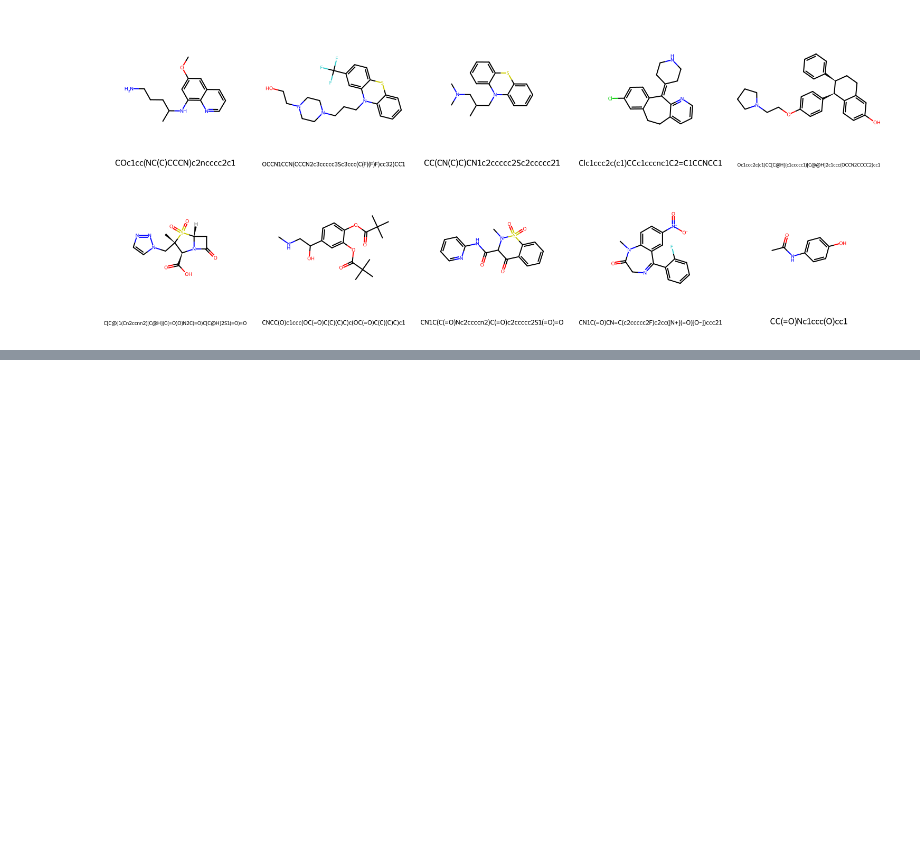
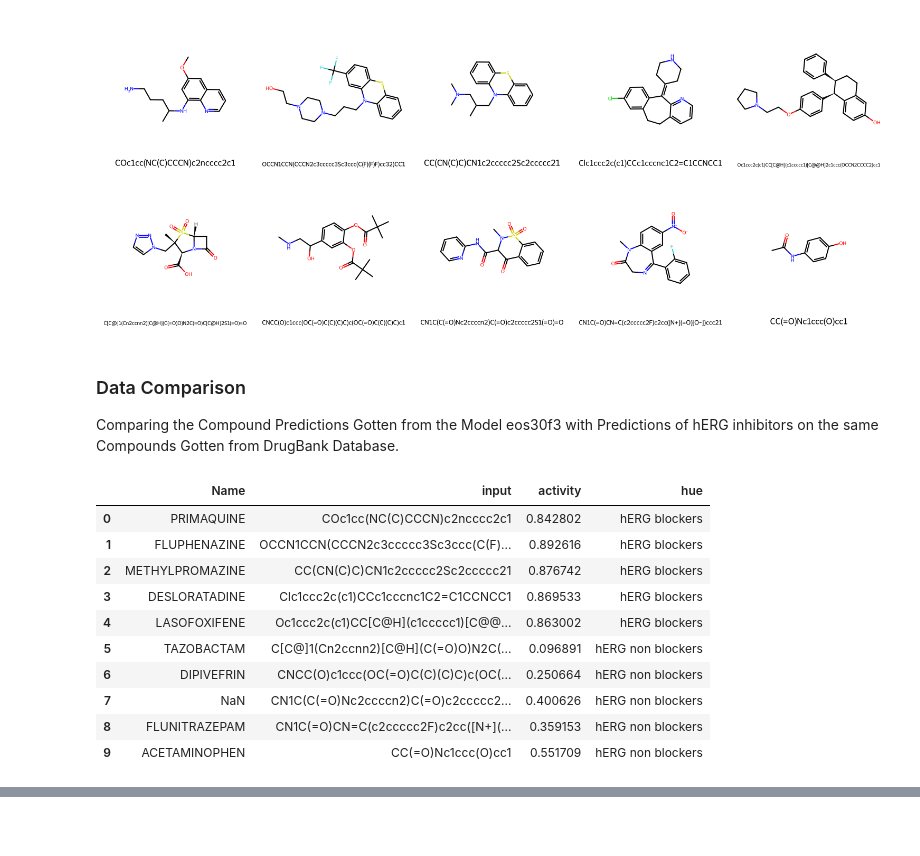
Before and after one commit to Malikbadmus/model-validation-eos30f3, a Jupyter notebook: notebooks/00_model_bias.ipynb, the cells around one changed output, grey strips where cells are left out. Drawn from its saved outputs; the diff is of its cells as text; code cells hidden in the pictures; blank space fills up the shorter version.

```diff
--- a/notebooks/00_model_bias.ipynb
+++ b/notebooks/00_model_bias.ipynb
@@ -305,3 +296,26 @@ img = Draw.MolsToGridImage(all_mols, molsPerRow=5, subImgSize=(300, 300), legend
 display(img)
 # %% [output]
 [figure]
+# %% [markdown]
+### Data Comparison
+
+
+Comparing the Compound Predictions Gotten from the Model eos30f3 with Predictions of hERG inhibitors on the same Compounds Gotten from DrugBank Database.
+# %%
+import pandas as pd
+
+merged_df = pd.merge(Data[['Inchi Key', 'Name']], selected_samples, left_on="Inchi Key", right_on="key", how="right")
+merged_df.drop(columns=['key', 'Inchi Key'], inplace=True)
+merged_df.head(10)
+# %% [output]
+|  | Name | input | activity | hue |
+| 0 | PRIMAQUINE | COc1cc(NC(C)CCCN)c2ncccc2c1 | 0.842802 | hERG blockers |
+| 1 | FLUPHENAZINE | OCCN1CCN(CCCN2c3ccccc3Sc3ccc(C(F)... | 0.892616 | hERG blockers |
+| 2 | METHYLPROMAZINE | CC(CN(C)C)CN1c2ccccc2Sc2ccccc21 | 0.876742 | hERG blockers |
+| 3 | DESLORATADINE | Clc1ccc2c(c1)CCc1cccnc1C2=C1CCNCC1 | 0.869533 | hERG blockers |
+| 4 | LASOFOXIFENE | Oc1ccc2c(c1)CC[C@H](c1ccccc1)[C@@... | 0.863002 | hERG blockers |
+| 5 | TAZOBACTAM | C[C@]1(Cn2ccnn2)[C@H](C(=O)O)N2C(... | 0.096891 | hERG non blockers |
+| 6 | DIPIVEFRIN | CNCC(O)c1ccc(OC(=O)C(C)(C)C)c(OC(... | 0.250664 | hERG non blockers |
+| 7 | NaN | CN1C(C(=O)Nc2ccccn2)C(=O)c2ccccc2... | 0.400626 | hERG non blockers |
+| 8 | FLUNITRAZEPAM | CN1C(=O)CN=C(c2ccccc2F)c2cc([N+](... | 0.359153 | hERG non blockers |
+| 9 | ACETAMINOPHEN | CC(=O)Nc1ccc(O)cc1 | 0.551709 | hERG non blockers |
```
Also changed, not shown: parts of 13 cells of this notebook, 5 other files.
